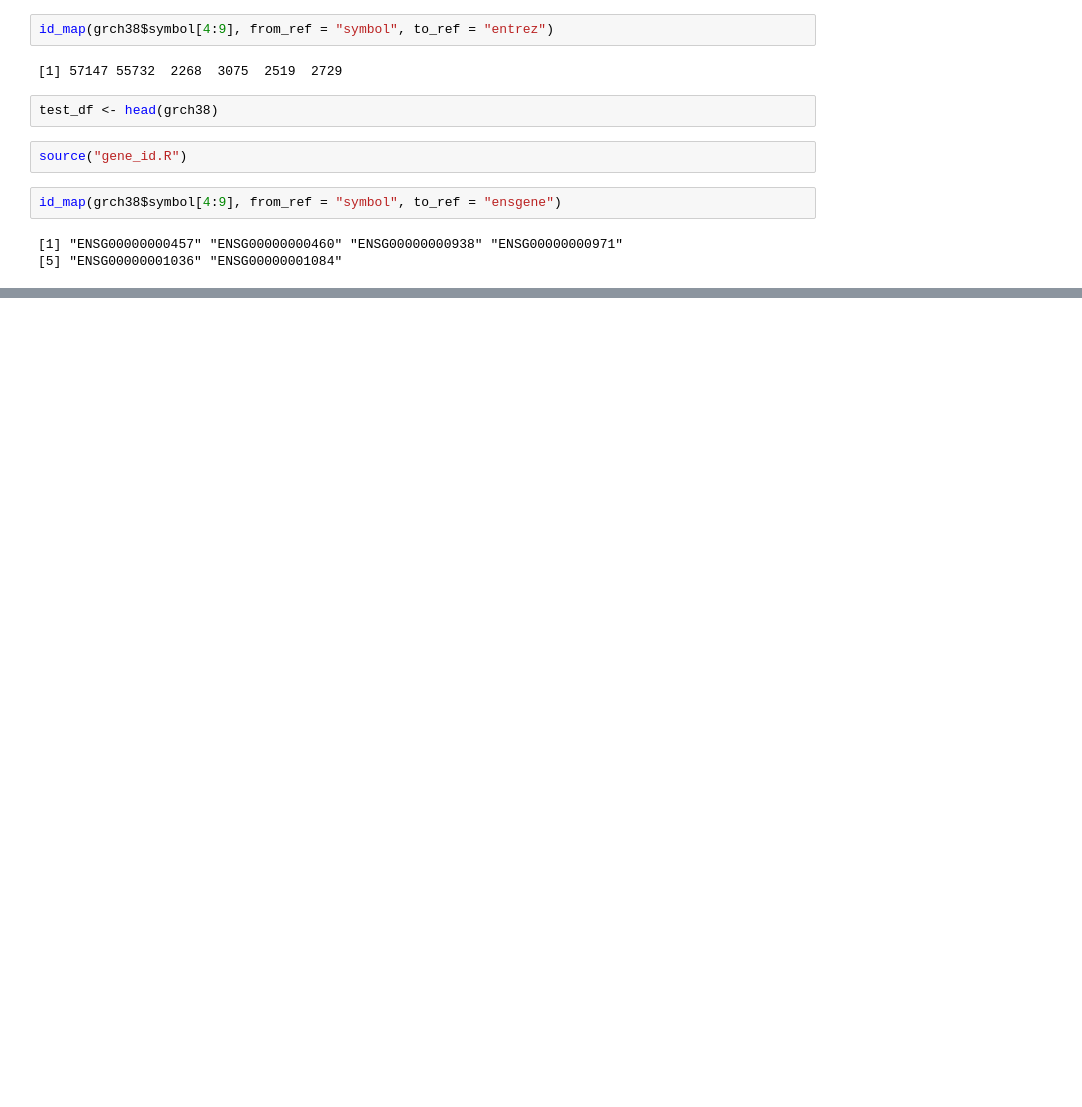
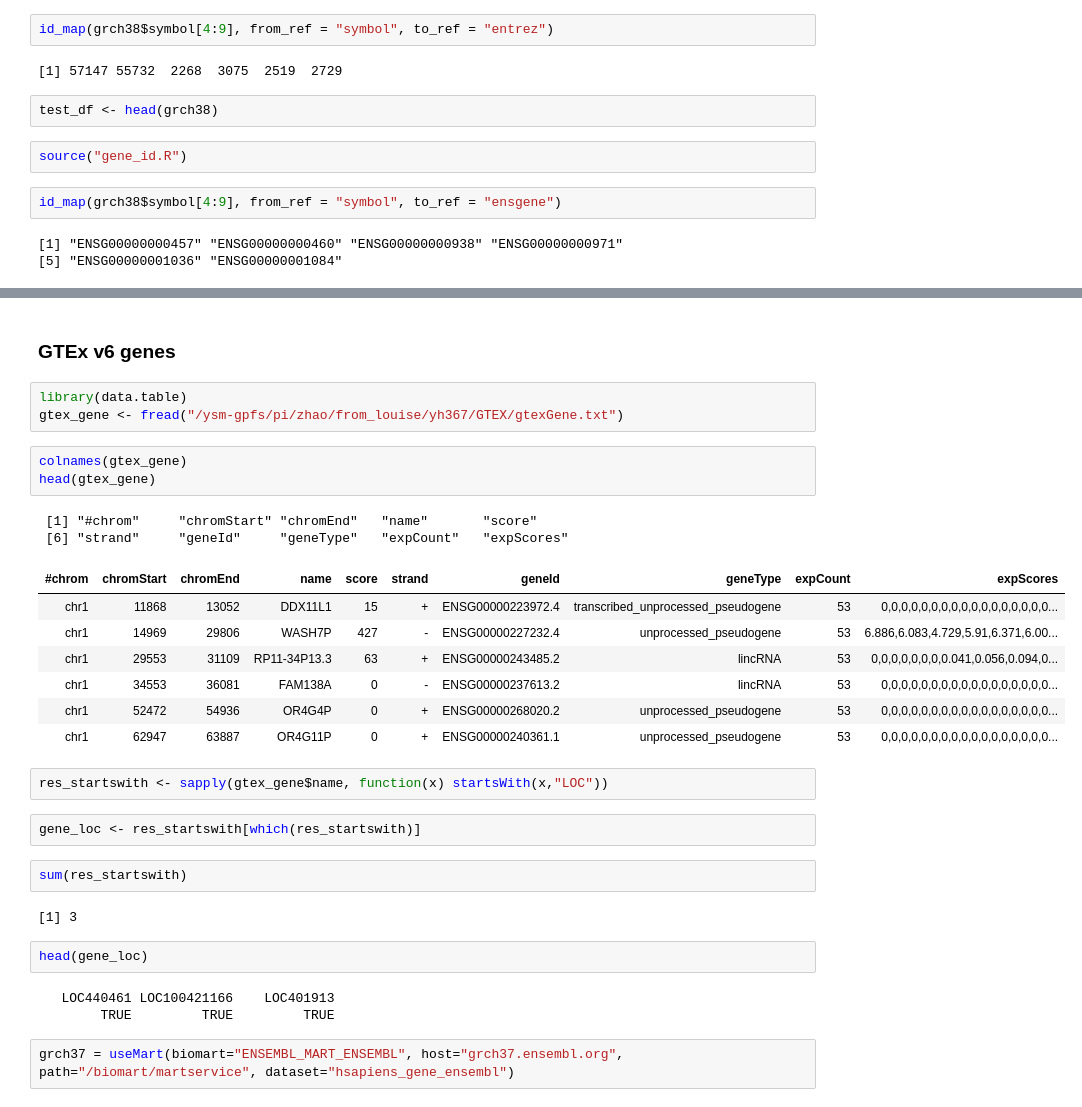
Before and after one commit to Joker-Jerome/dr_multiomics, a Jupyter notebook: utilities/gene_names.ipynb, the cells around one changed output, grey strips where cells are left out. Saved outputs shown, nothing was run; the diff lists cells and outputs as text; blank space fills up the shorter version.

```diff
--- a/utilities/gene_names.ipynb
+++ b/utilities/gene_names.ipynb
@@ -174,0 +362,33 @@ id_map(grch38$ensgene[4:9], from_ref =, to_ref =  "symbol""ensgene")
+# %% [markdown]
+### GTEx v6 genes
+# %%
+library(data.table)
+gtex_gene <- fread("/ysm-gpfs/pi/zhao/from_louise/yh367/GTEX/gtexGene.txt")
+# %%
+colnames(gtex_gene)
+head(gtex_gene)
+# %% [output]
+ [1] "#chrom"     "chromStart" "chromEnd"   "name"       "score"
+ [6] "strand"     "geneId"     "geneType"   "expCount"   "expScores"
+| #chrom | chromStart | chromEnd | name | score | strand | geneId | geneType | expCount | expScores |
+| chr1 | 11868 | 13052 | DDX11L1 | 15 | + | ENSG00000223972.4 | transcribed_unprocessed_pseudogene | 53 | 0,0,0,0,0,0,0,0,0,0,0,0,0,0,0,0,0... |
+| chr1 | 14969 | 29806 | WASH7P | 427 | - | ENSG00000227232.4 | unprocessed_pseudogene | 53 | 6.886,6.083,4.729,5.91,6.371,6.00... |
+| chr1 | 29553 | 31109 | RP11-34P13.3 | 63 | + | ENSG00000243485.2 | lincRNA | 53 | 0,0,0,0,0,0,0,0.041,0.056,0.094,0... |
+| chr1 | 34553 | 36081 | FAM138A | 0 | - | ENSG00000237613.2 | lincRNA | 53 | 0,0,0,0,0,0,0,0,0,0,0,0,0,0,0,0,0... |
+| chr1 | 52472 | 54936 | OR4G4P | 0 | + | ENSG00000268020.2 | unprocessed_pseudogene | 53 | 0,0,0,0,0,0,0,0,0,0,0,0,0,0,0,0,0... |
+| chr1 | 62947 | 63887 | OR4G11P | 0 | + | ENSG00000240361.1 | unprocessed_pseudogene | 53 | 0,0,0,0,0,0,0,0,0,0,0,0,0,0,0,0,0... |
+# %%
+res_startswith <- sapply(gtex_gene$name, function(x) startsWith(x,"LOC"))
+# %%
+gene_loc <- res_startswith[which(res_startswith)]
+# %%
+sum(res_startswith)
+# %% [output]
+[1] 3
+# %%
+head(gene_loc)
+# %% [output]
+   LOC440461 LOC100421166    LOC401913
+        TRUE         TRUE         TRUE
+# %%
+grch37 = useMart(biomart="ENSEMBL_MART_ENSEMBL", host="grch37.ensembl.org", path="/biomart/martservice", dataset="hsapiens_gene_ensembl")
```
Also changed, not shown: parts of 37 cells of this notebook, 3 other files.
